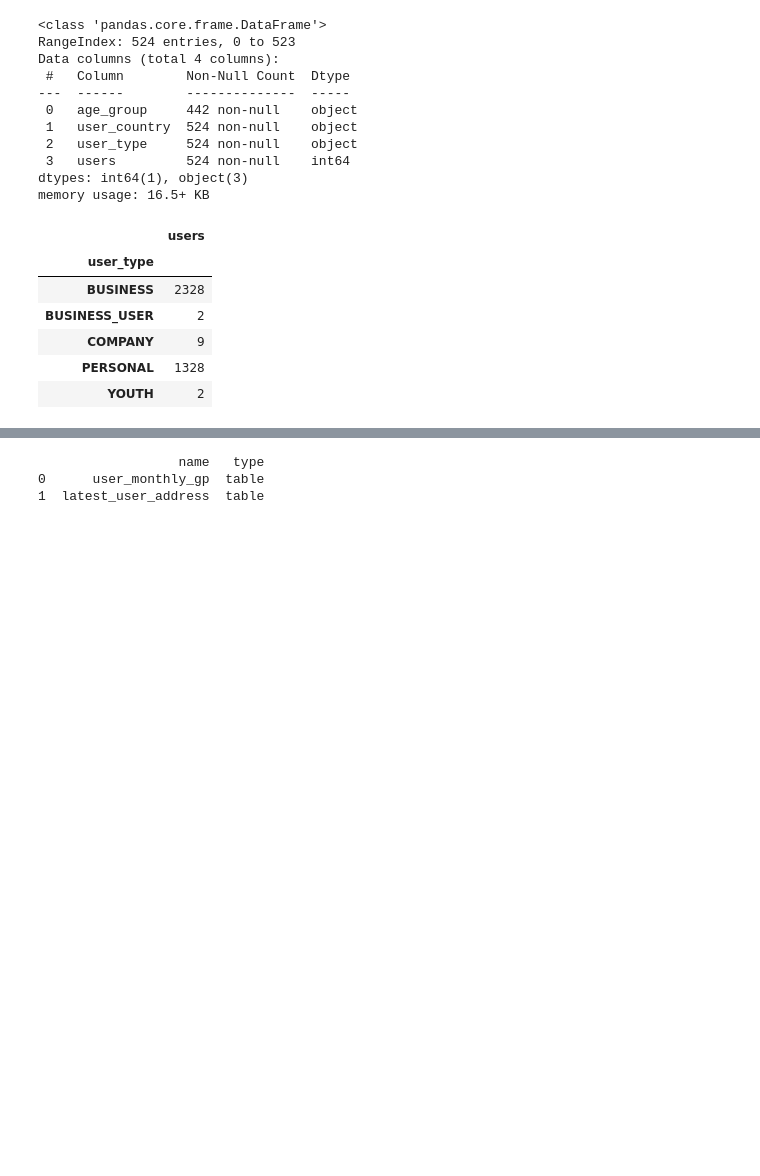
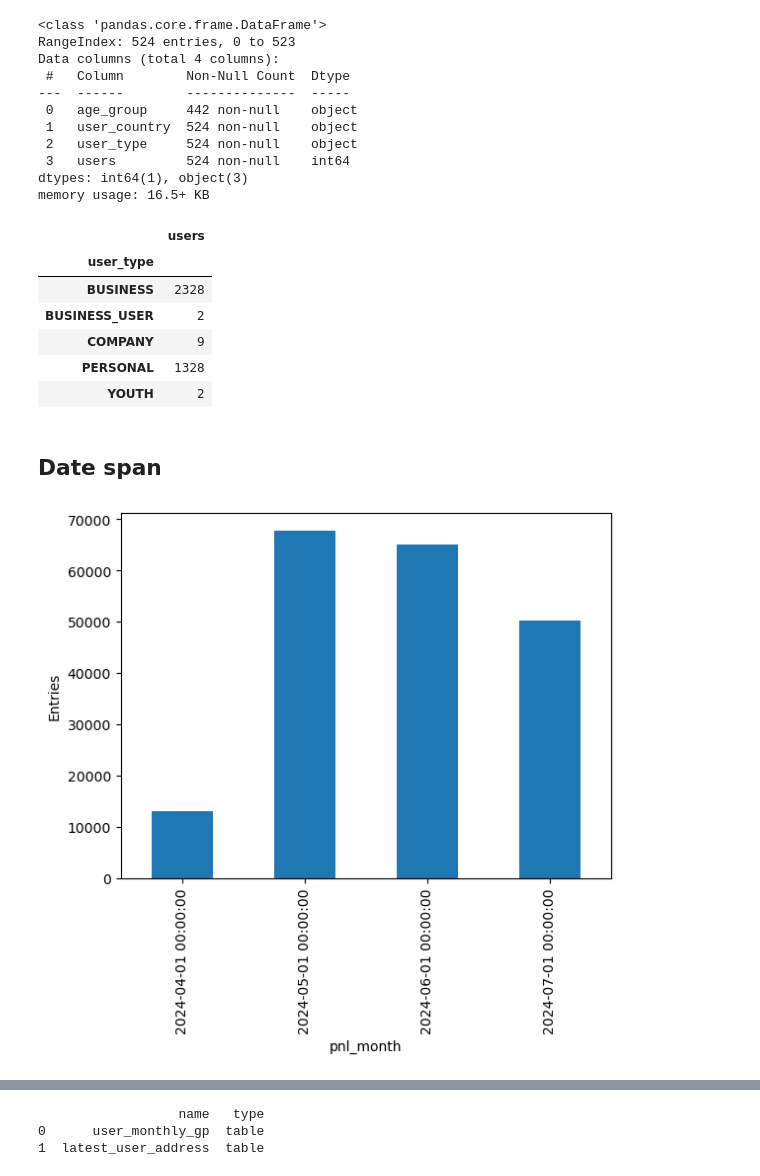
Before and after one commit to martinbatek/revolut-home-task, a Jupyter notebook: data-analysis.ipynb, the cells around one changed output, grey strips where cells are left out. Drawn from its saved outputs; the diff is of its cells as text; code cells hidden in the pictures; blank space fills up the shorter version.

```diff
--- a/data-analysis.ipynb
+++ b/data-analysis.ipynb
@@ -154,5 +155,24 @@ user_age_summary[user_age_summary.age_group.isnull()].groupby('user_type').agg(u
 | COMPANY | 9 |
 | PERSONAL | 1328 |
 | YOUTH | 2 |
+# %% [markdown]
+## Date span
 # %%
-#
+# Retrieve P&L entries by pnl date
+with open('sql-queries/entries-by-pnl-month.sql','r') as f:
+    query = f.read()
+    f.close()
+
+entry_timeline = pd.read_sql(query,conn)
+# %%
+# Plot bar chart showing entries
+entry_timeline_plot = entry_timeline.plot(
+    x='pnl_month',
+    y='entries',
+    kind='bar',
+    legend=False,
+    ylabel='Entries'
+)
+entry_timeline_plot.get_figure().savefig('figures/entry_timeline.png')
+# %% [output]
+[figure, added]
```
Also changed, not shown: parts of 2 cells of this notebook, 3 other files.
